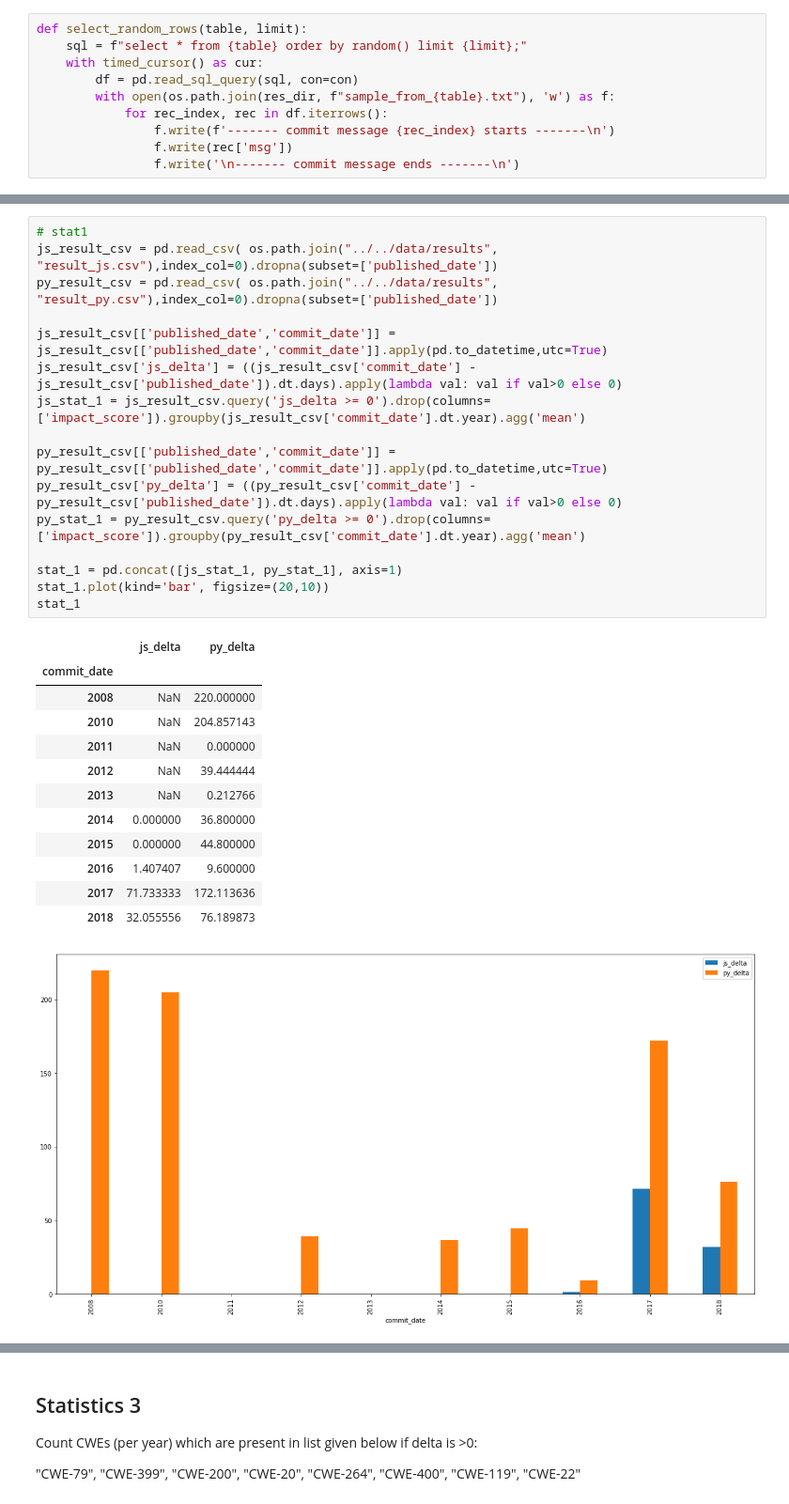
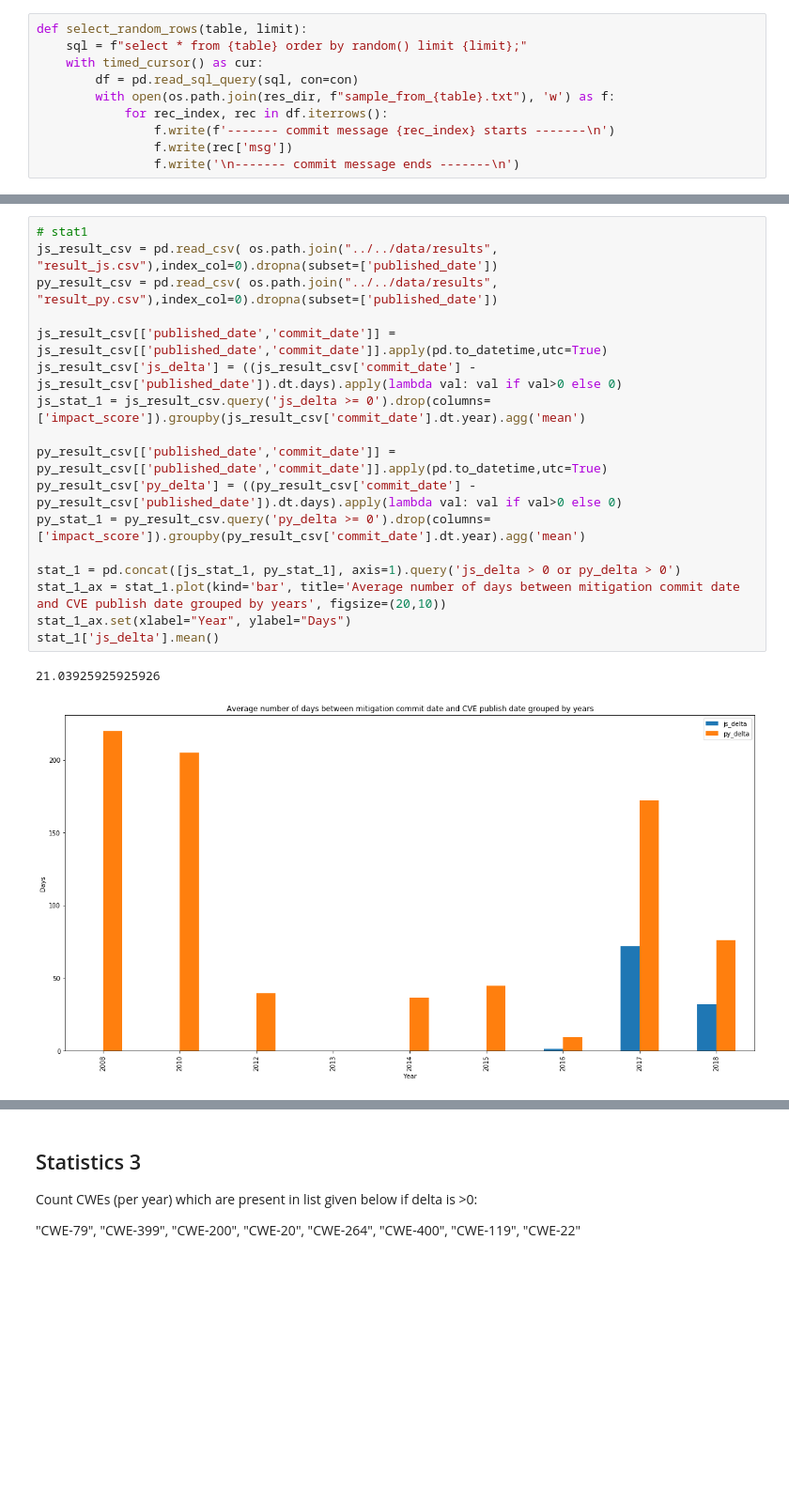
Before and after one commit to 0xsuid/msr-security-awareness, a Jupyter notebook: process/code/update_cve.ipynb, the cells around one changed output, grey strips where cells are left out. Shown: that part at 94% size. Saved outputs shown, nothing was run; the diff lists cells and outputs as text; blank space fills up the shorter version.

```diff
--- a/process/code/update_cve.ipynb
+++ b/process/code/update_cve.ipynb
@@ -141,32 +146,22 @@ Count Delta(Time span between published_date of CWE & commit_date of CWE)
 # %%
 # stat1
 js_result_csv = pd.read_csv( os.path.join("../../data/results", "result_js.csv"),index_col=0).dropna(subset=['published_date'])
 py_result_csv = pd.read_csv( os.path.join("../../data/results", "result_py.csv"),index_col=0).dropna(subset=['published_date'])
 
 js_result_csv[['published_date','commit_date']] = js_result_csv[['published_date','commit_date']].apply(pd.to_datetime,utc=True)
 js_result_csv['js_delta'] = ((js_result_csv['commit_date'] - js_result_csv['published_date']).dt.days).apply(lambda val: val if val>0 else 0)
 js_stat_1 = js_result_csv.query('js_delta >= 0').drop(columns=['impact_score']).groupby(js_result_csv['commit_date'].dt.year).agg('mean')
 
 py_result_csv[['published_date','commit_date']] = py_result_csv[['published_date','commit_date']].apply(pd.to_datetime,utc=True)
 py_result_csv['py_delta'] = ((py_result_csv['commit_date'] - py_result_csv['published_date']).dt.days).apply(lambda val: val if val>0 else 0)
 py_stat_1 = py_result_csv.query('py_delta >= 0').drop(columns=['impact_score']).groupby(py_result_csv['commit_date'].dt.year).agg('mean')
 
-stat_1 = pd.concat([js_stat_1, py_stat_1], axis=1)
-stat_1.plot(kind='bar', figsize=(20,10))
-stat_1
+stat_1 = pd.concat([js_stat_1, py_stat_1], axis=1).query('js_delta > 0 or py_delta > 0')
+stat_1_ax = stat_1.plot(kind='bar', title='Average number of days between mitigation commit date and CVE publish date grouped by years', figsize=(20,10))
+stat_1_ax.set(xlabel="Year", ylabel="Days")
+stat_1['js_delta'].mean()
 # %% [output]
-|  | js_delta | py_delta |
-| commit_date |  |  |
-| 2008 | NaN | 220.000000 |
-| 2010 | NaN | 204.857143 |
-| 2011 | NaN | 0.000000 |
-| 2012 | NaN | 39.444444 |
-| 2013 | NaN | 0.212766 |
-| 2014 | 0.000000 | 36.800000 |
-| 2015 | 0.000000 | 44.800000 |
-| 2016 | 1.407407 | 9.600000 |
-| 2017 | 71.733333 | 172.113636 |
-| 2018 | 32.055556 | 76.189873 |
+21.03925925925926
-[figure, old version]
+[figure, new version]
 # %% [markdown]
 ## Statistics 2
```
Also changed, not shown: parts of 6 cells of this notebook, 12 other files.
